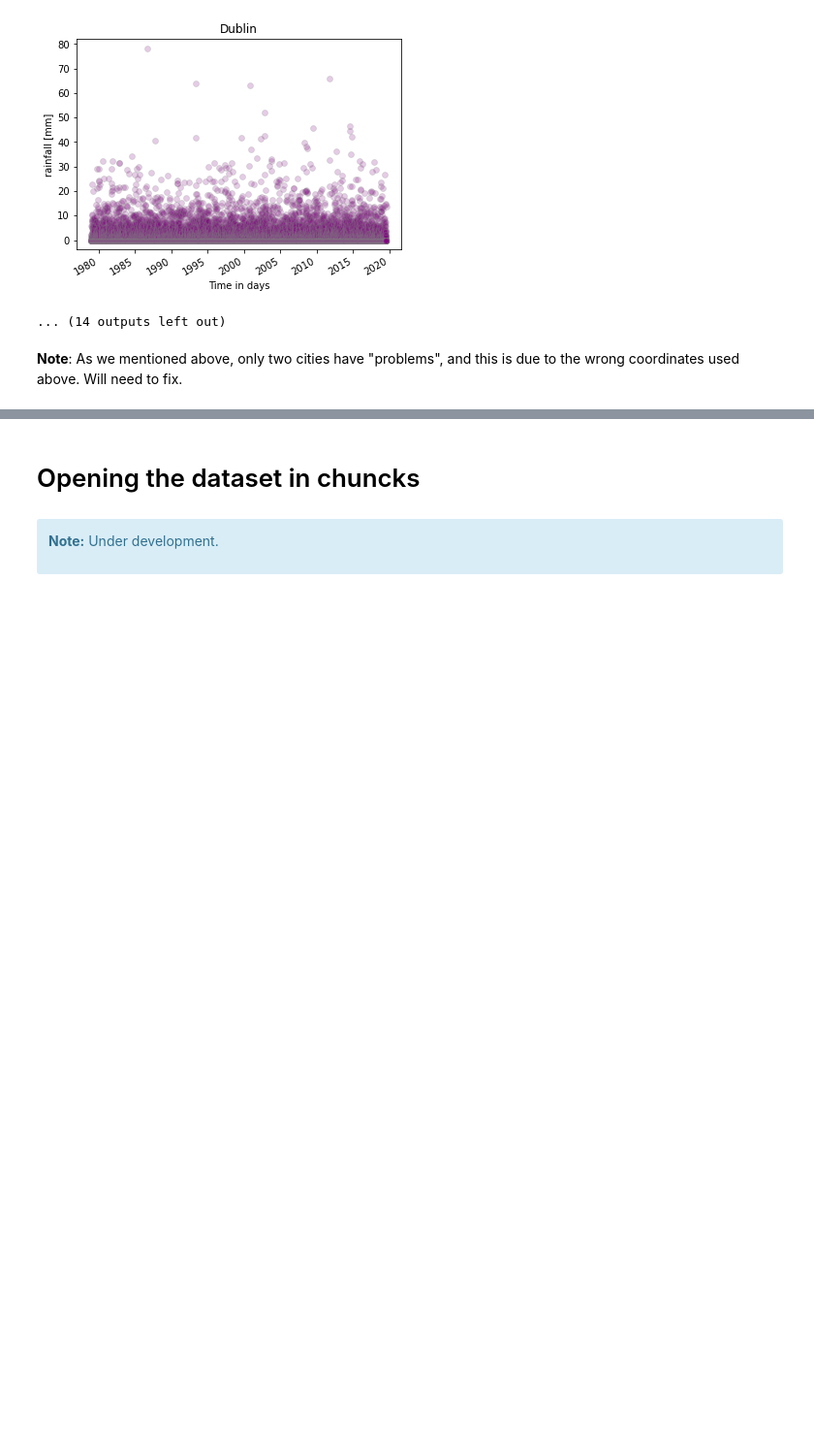
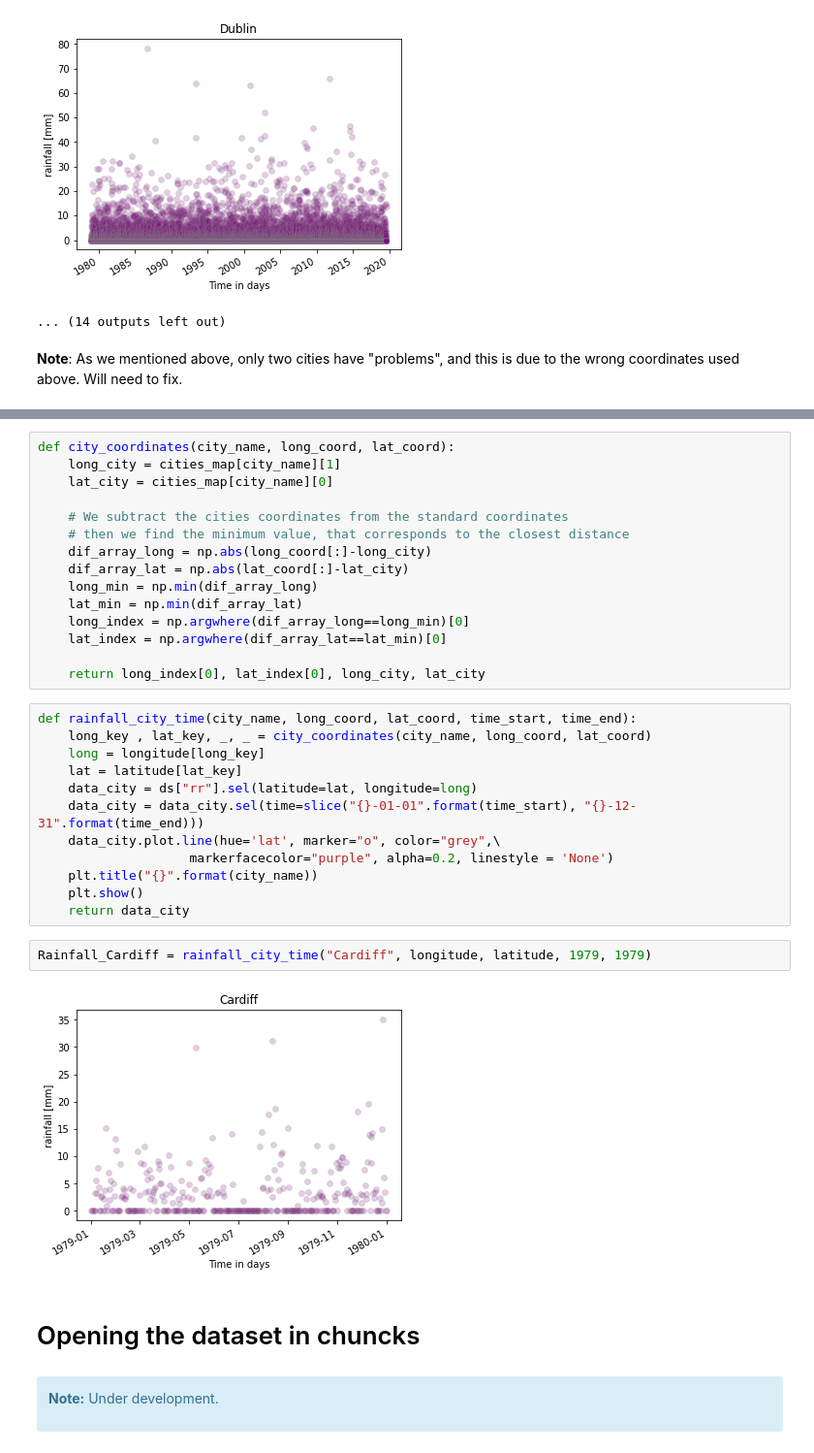
Before and after one commit to MariosNT/ML_Extreme_Climate_Events, a Jupyter notebook: Data/Data/rainfall_data_check.ipynb, the cells around one changed output, grey strips where cells are left out. Shown at 97% size. Cells and saved outputs as stored; diff of their text form; blank space fills up the shorter version.

```diff
--- a/Data/Data/rainfall_data_check.ipynb
+++ b/Data/Data/rainfall_data_check.ipynb
@@ -333,3 +387,34 @@ __Note__: As we mentioned above, only two cities have "problems", and this is du
+# %%
+def city_coordinates(city_name, long_coord, lat_coord):
+    long_city = cities_map[city_name][1]
+    lat_city = cities_map[city_name][0]
+
+    # We subtract the cities coordinates from the standard coordinates
+    # then we find the minimum value, that corresponds to the closest distance
+    dif_array_long = np.abs(long_coord[:]-long_city)
+    dif_array_lat = np.abs(lat_coord[:]-lat_city)
+    long_min = np.min(dif_array_long)
+    lat_min = np.min(dif_array_lat)
+    long_index = np.argwhere(dif_array_long==long_min)[0]
+    lat_index = np.argwhere(dif_array_lat==lat_min)[0]
+
+    return long_index[0], lat_index[0], long_city, lat_city
+# %%
+def rainfall_city_time(city_name, long_coord, lat_coord, time_start, time_end):
+    long_key , lat_key, _, _ = city_coordinates(city_name, long_coord, lat_coord)
+    long = longitude[long_key]
+    lat = latitude[lat_key]
+    data_city = ds["rr"].sel(latitude=lat, longitude=long)
+    data_city = data_city.sel(time=slice("{}-01-01".format(time_start), "{}-12-31".format(time_end)))
+    data_city.plot.line(hue='lat', marker="o", color="grey",\
+                    markerfacecolor="purple", alpha=0.2, linestyle = 'None')
+    plt.title("{}".format(city_name))
+    plt.show()
+    return data_city
+# %%
+Rainfall_Cardiff = rainfall_city_time("Cardiff", longitude, latitude, 1979, 1979)
+# %% [output]
+[figure, added]
 # %% [markdown]
 # Opening the dataset in chuncks
 # %% [markdown]
```
Also changed, not shown: parts of 54 cells of this notebook.
